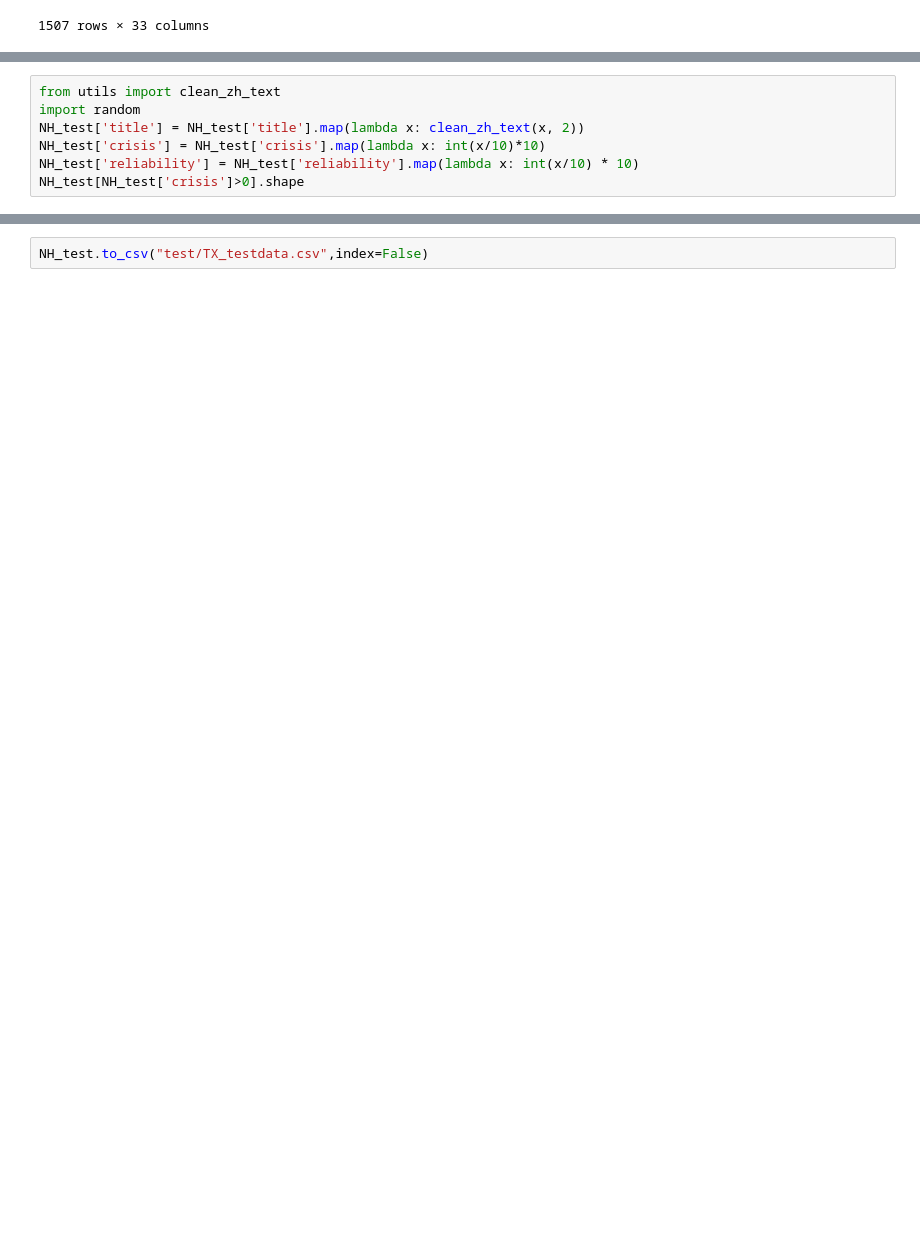
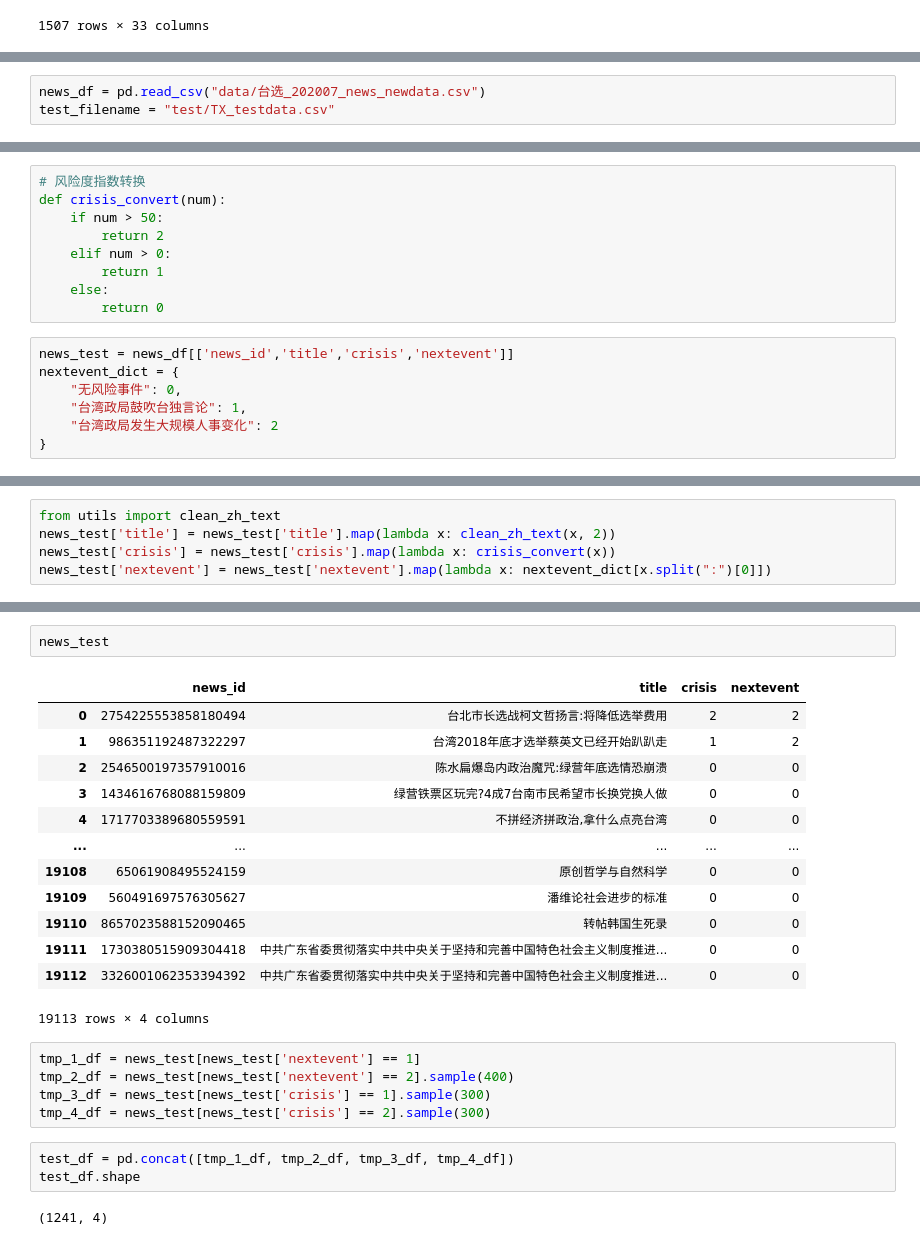
Before and after one commit to boy56/EventTopicAlgo, a Jupyter notebook: dataview.ipynb, the cells around one changed output, grey strips where cells are left out. Cells and saved outputs as stored; diff of their text form; blank space fills up the shorter version.

Commit message:
add test data

```diff
--- a/dataview.ipynb
+++ b/dataview.ipynb
@@ -518,0 +507,3 @@ NH_test.shape
+# %%
+news_df = pd.read_csv("data/台选_202007_news_newdata.csv")
+test_filename = "test/TX_testdata.csv"
@@ -518,0 +528,16 @@ NH_test.shape
+# %%
+# 风险度指数转换
+def crisis_convert(num):
+    if num > 50:
+        return 2
+    elif num > 0:
+        return 1
+    else:
+        return 0
+# %%
+news_test = news_df[['news_id','title','crisis','nextevent']]
+nextevent_dict = {
+    "无风险事件": 0,
+    "台湾政局鼓吹台独言论": 1,
+    "台湾政局发生大规模人事变化": 2
+}
@@ -519,8 +560,6 @@ NH_test.shape
 # %%
 from utils import clean_zh_text
-import random
-NH_test['title'] = NH_test['title'].map(lambda x: clean_zh_text(x, 2))
-NH_test['crisis'] = NH_test['crisis'].map(lambda x: int(x/10)*10)
-NH_test['reliability'] = NH_test['reliability'].map(lambda x: int(x/10) * 10)
-NH_test[NH_test['crisis']>0].shape
+news_test['title'] = news_test['title'].map(lambda x: clean_zh_text(x, 2))
+news_test['crisis'] = news_test['crisis'].map(lambda x: crisis_convert(x))
+news_test['nextevent'] = news_test['nextevent'].map(lambda x: nextevent_dict[x.split(":")[0]])
 # %% [output]
@@ -528,2 +581,26 @@ NH_test[NH_test['crisis']>0].shape
-# %%
-NH_test.to_csv("test/TX_testdata.csv",index=False)
+# %%
+news_test
+# %% [output]
+|  | news_id | title | crisis | nextevent |
+| 0 | 2754225553858180494 | 台北市长选战柯文哲扬言:将降低选举费用 | 2 | 2 |
+| 1 | 986351192487322297 | 台湾2018年底才选举蔡英文已经开始趴趴走 | 1 | 2 |
+| 2 | 2546500197357910016 | 陈水扁爆岛内政治魔咒:绿营年底选情恐崩溃 | 0 | 0 |
+| 3 | 1434616768088159809 | 绿营铁票区玩完?4成7台南市民希望市长换党换人做 | 0 | 0 |
+| 4 | 1717703389680559591 | 不拼经济拼政治,拿什么点亮台湾 | 0 | 0 |
+| ... | ... | ... | ... | ... |
+| 19108 | 65061908495524159 | 原创哲学与自然科学 | 0 | 0 |
+| 19109 | 560491697576305627 | 潘维论社会进步的标准 | 0 | 0 |
+| 19110 | 8657023588152090465 | 转帖韩国生死录 | 0 | 0 |
+| 19111 | 1730380515909304418 | 中共广东省委贯彻落实中共中央关于坚持和完善中国特色社会主义制度推进... | 0 | 0 |
+| 19112 | 3326001062353394392 | 中共广东省委贯彻落实中共中央关于坚持和完善中国特色社会主义制度推进... | 0 | 0 |
+19113 rows × 4 columns
+# %%
+tmp_1_df = news_test[news_test['nextevent'] == 1]
+tmp_2_df = news_test[news_test['nextevent'] == 2].sample(400)
+tmp_3_df = news_test[news_test['crisis'] == 1].sample(300)
+tmp_4_df = news_test[news_test['crisis'] == 2].sample(300)
+# %%
+test_df = pd.concat([tmp_1_df, tmp_2_df, tmp_3_df, tmp_4_df])
+test_df.shape
+# %% [output]
+(1241, 4)
```
Also changed, not shown: parts of 25 cells of this notebook, 9 other files.
